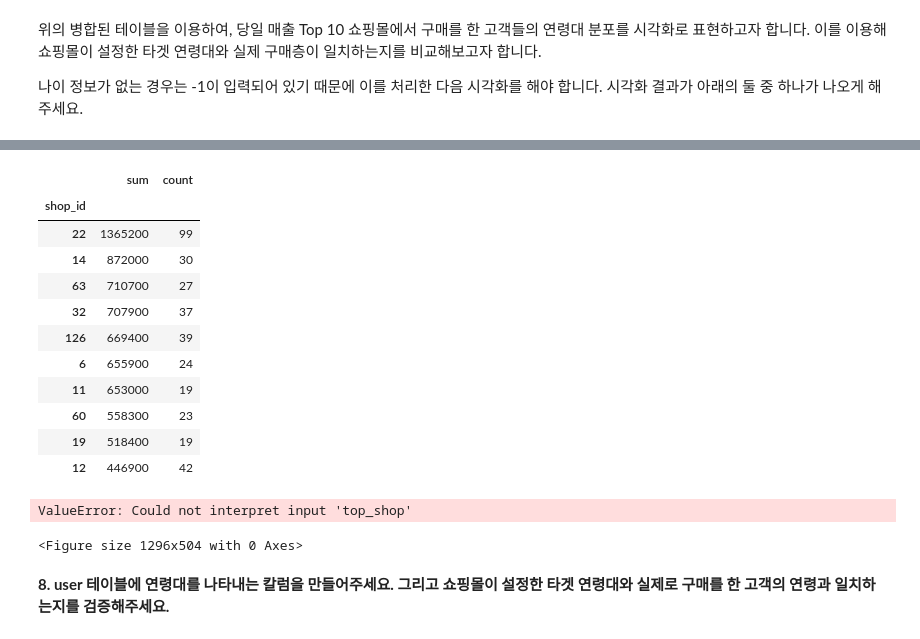
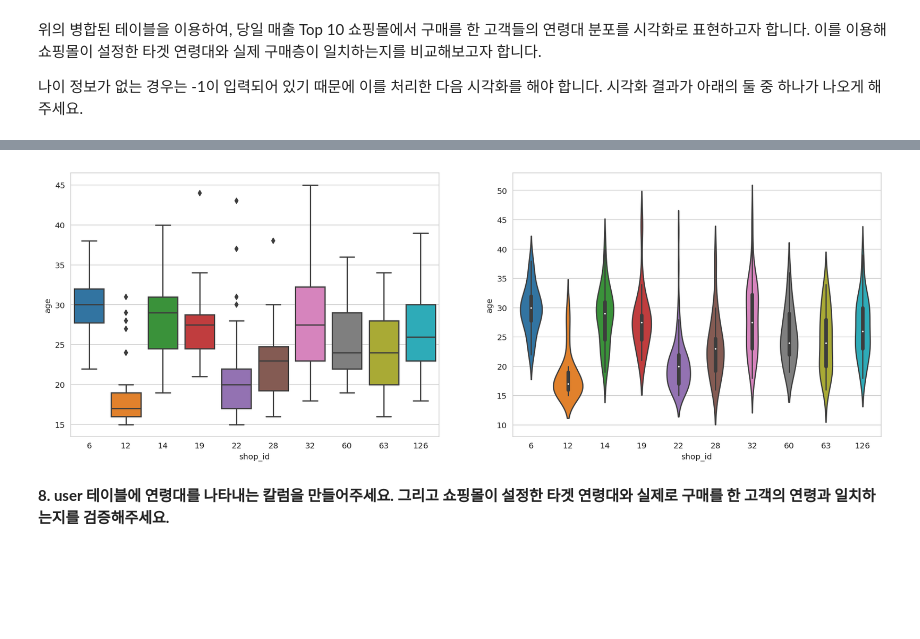
Before and after one commit to shoman2/Data-analysis_DSschool, a Jupyter notebook: 04_SQL-and-EDA/04_zigzag_SQL-and-EDA.ipynb, the cells around one changed output, grey strips where cells are left out. Drawn from its saved outputs; the diff is of its cells as text; code cells hidden in the pictures; blank space fills up the shorter version.

```diff
--- a/04_SQL-and-EDA/04_zigzag_SQL-and-EDA.ipynb
+++ b/04_SQL-and-EDA/04_zigzag_SQL-and-EDA.ipynb
@@ -327,3 +327,5 @@ sns.barplot(data = table_top10, x = table_top10.index, y = "sum", order = table_
 # %% [output]
 <matplotlib.axes._subplots.AxesSubplot at 0x...>
 [figure]
+# %%
+top10_index = table_top10.index
@@ -515,0 +512,3 @@ data.head()
+# %%
+merged = order.merge(user, on = "user_id")
+merged.head(2)
@@ -540,49 +527,15 @@ data.head()
-# %%
-table2 = pd.pivot_table(data, index = "shop_id", values = "price", aggfunc = ['sum', 'count'])
-table2.columns = ["sum", "count"]
-
-table2 = table2.sort_values(by = "sum", ascending = False)
-table2.head(10)
-
-#table = pd.pivot_table(order,
-#                       index = "shop_id",
-#                       values = "price",
-#                       aggfunc = ['sum', 'count'])
-
-#table.columns = ["sum", "count"]
-
-#table = table.sort_values(by = "sum", ascending = False)
-#table.head(10)
-# %% [output]
-|  | sum | count |
-| shop_id |  |  |
-| 22 | 1365200 | 99 |
-| 14 | 872000 | 30 |
-| 63 | 710700 | 27 |
-| 32 | 707900 | 37 |
-| 126 | 669400 | 39 |
-| 6 | 655900 | 24 |
-| 11 | 653000 | 19 |
-| 60 | 558300 | 23 |
-| 19 | 518400 | 19 |
-| 12 | 446900 | 42 |
-# %%
-plt.figure(figsize = (18, 7))
-
-top_order = table2.head(10).index
-top_shop = data[data["shop_id"].isin(top_order)]
-
-sns.boxplot(data = data,
-            x = "top_shop", y = "age(clean)")
-
-#top_shop = table.head(10).index
-#top_order = order[order["shop_id"].isin(top_shop)]
-
-#sns.barplot(data = top_order, x = "shop_id", y = "price",
-#           estimator = np.sum, order = top_shop)
-# %% [output]
-ValueError: Could not interpret input 'top_shop'
-<Figure size 1296x504 with 0 Axes>
+# %%
+merged_top10 = merged[(merged['shop_id'].isin(top10_index)) & (merged['age'] != -1)]
+# %%
+fig,(ax1, ax2) = plt.subplots(ncols = 2, nrows = 1)
+fig.set_size_inches([18, 6])
+
+sns.boxplot(data = merged_top10, x = "shop_id", y = "age", ax = ax1)
+sns.violinplot(data = merged_top10, x = "shop_id", y = "age", ax = ax2)
+
+fig.savefig('figure.png', dpi=400)
+# %% [output]
+[figure, added]
 # %% [markdown]
 **8. user 테이블에 연령대를 나타내는 칼럼을 만들어주세요. 그리고 쇼핑몰이 설정한 타겟 연령대와 실제로 구매를 한 고객의 연령과 일치하는지를 검증해주세요.**
 # %% [markdown]
```
Also changed, not shown: parts of 18 cells of this notebook.
